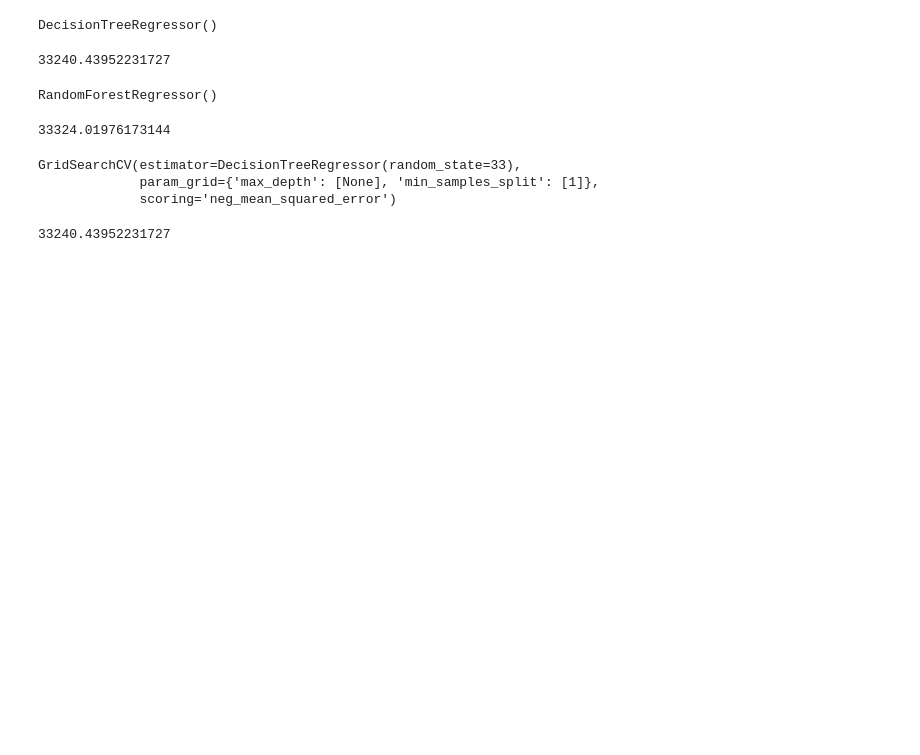
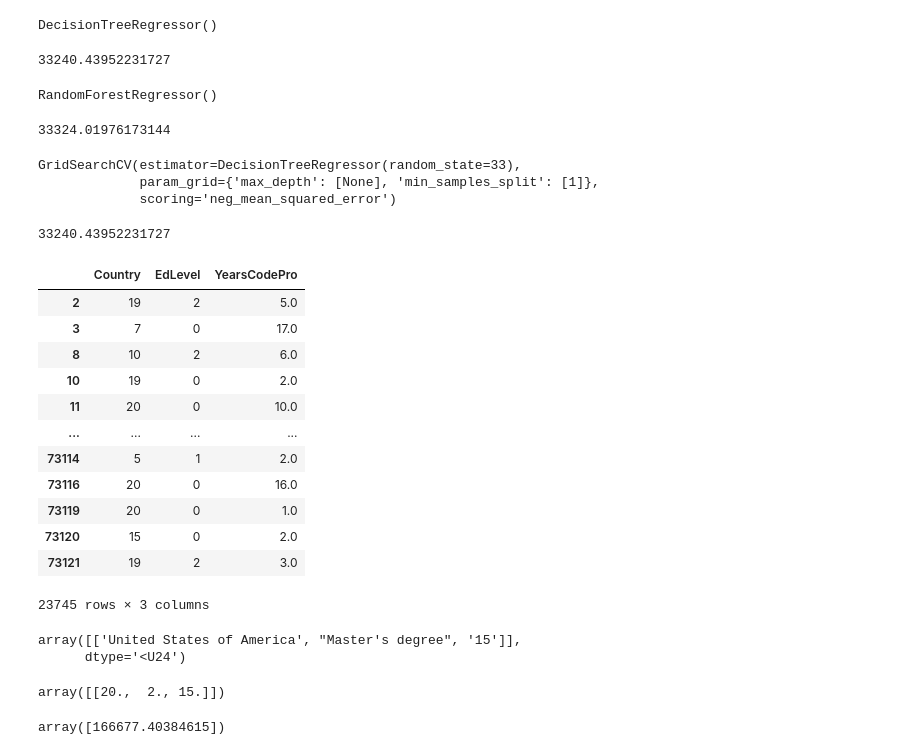
Before and after one commit to LoyumM/salary-prediction, a Jupyter notebook: EDA and model training.ipynb, the cells around one changed output. Drawn from its saved outputs; the diff is of its cells as text; code cells hidden in the pictures; blank space fills up the shorter version.

```diff
--- a/EDA and model training.ipynb
+++ b/EDA and model training.ipynb
@@ -367,3 +367,37 @@ error = np.sqrt(mean_squared_error(y, y_pred))
 error
 # %% [output]
 33240.43952231727
+# %%
+X
+# %% [output]
+|  | Country | EdLevel | YearsCodePro |
+| 2 | 19 | 2 | 5.0 |
+| 3 | 7 | 0 | 17.0 |
+| 8 | 10 | 2 | 6.0 |
+| 10 | 19 | 0 | 2.0 |
+| 11 | 20 | 0 | 10.0 |
+| ... | ... | ... | ... |
+| 73114 | 5 | 1 | 2.0 |
+| 73116 | 20 | 0 | 16.0 |
+| 73119 | 20 | 0 | 1.0 |
+| 73120 | 15 | 0 | 2.0 |
+| 73121 | 19 | 2 | 3.0 |
+23745 rows × 3 columns
+# %%
+X = np.array([["United States of America","Master's degree", 15]])
+X
+# %% [output]
+array([['United States of America', "Master's degree", '15']],
+      dtype='<U24')
+# %%
+X[:, 0] = le_country.transform(X[:,0])
+X[:, 1] = le_education.transform(X[:,1])
+X = X.astype(float)
+X
+# %% [output]
+array([[20.,  2., 15.]])
+# %%
+y_pred = regressor.predict(X)
+y_pred
+# %% [output]
+array([166677.40384615])
```
Also changed, not shown: parts of 3 cells of this notebook, 1 other file.
